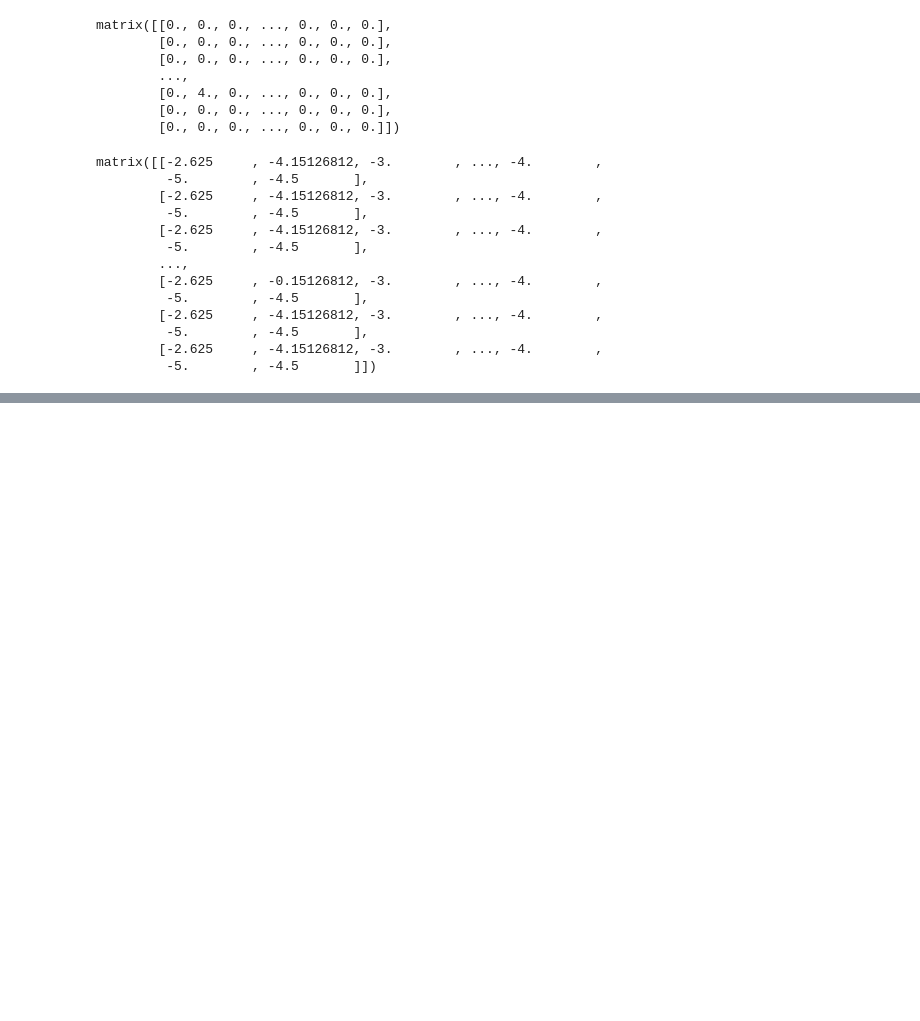
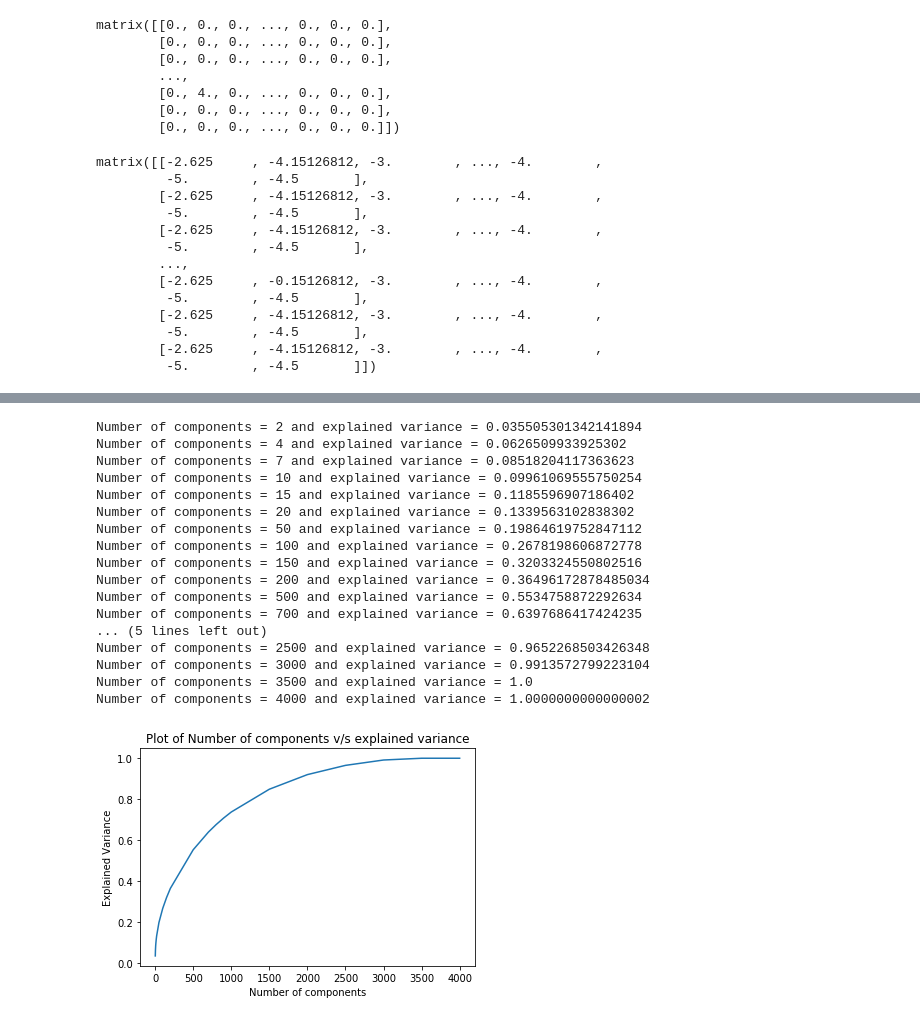
Before and after one commit to mavalos90/IH_final_project, a Jupyter notebook: code/2.Recommender.ipynb, the cells around one changed output, grey strips where cells are left out. Cells and saved outputs as stored; diff of their text form; code cells hidden in the pictures; blank space fills up the shorter version.

```diff
--- a/code/2.Recommender.ipynb
+++ b/code/2.Recommender.ipynb
@@ -197,0 +332,22 @@ Int64Index([      1,       4,      27,      29,      34,      35,      43,
+# %%
+# The number of components has increased... now are 3000
+optimal_dimensions_svd(utility_matrix)
+# %% [output]
+Number of components = 2 and explained variance = 0.035505301342141894
+Number of components = 4 and explained variance = 0.0626509933925302
+Number of components = 7 and explained variance = 0.08518204117363623
+Number of components = 10 and explained variance = 0.09961069555750254
+Number of components = 15 and explained variance = 0.1185596907186402
+Number of components = 20 and explained variance = 0.1339563102838302
+Number of components = 50 and explained variance = 0.19864619752847112
+Number of components = 100 and explained variance = 0.2678198606872778
+Number of components = 150 and explained variance = 0.3203324550802516
+Number of components = 200 and explained variance = 0.36496172878485034
+Number of components = 500 and explained variance = 0.5534758872292634
+Number of components = 700 and explained variance = 0.6397686417424235
+... (5 lines left out)
+Number of components = 2500 and explained variance = 0.9652268503426348
+Number of components = 3000 and explained variance = 0.9913572799223104
+Number of components = 3500 and explained variance = 1.0
+Number of components = 4000 and explained variance = 1.0000000000000002
+[figure, added]
```
Also changed, not shown: parts of 37 cells of this notebook.
